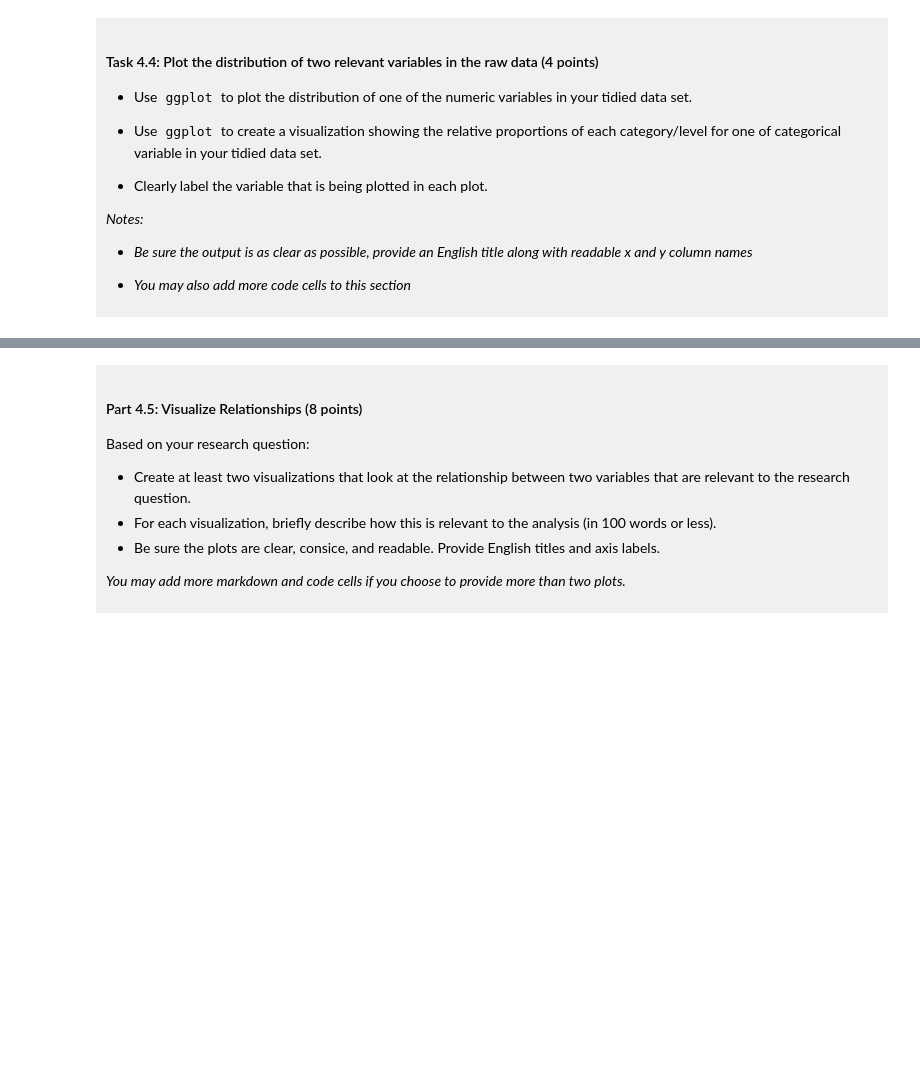
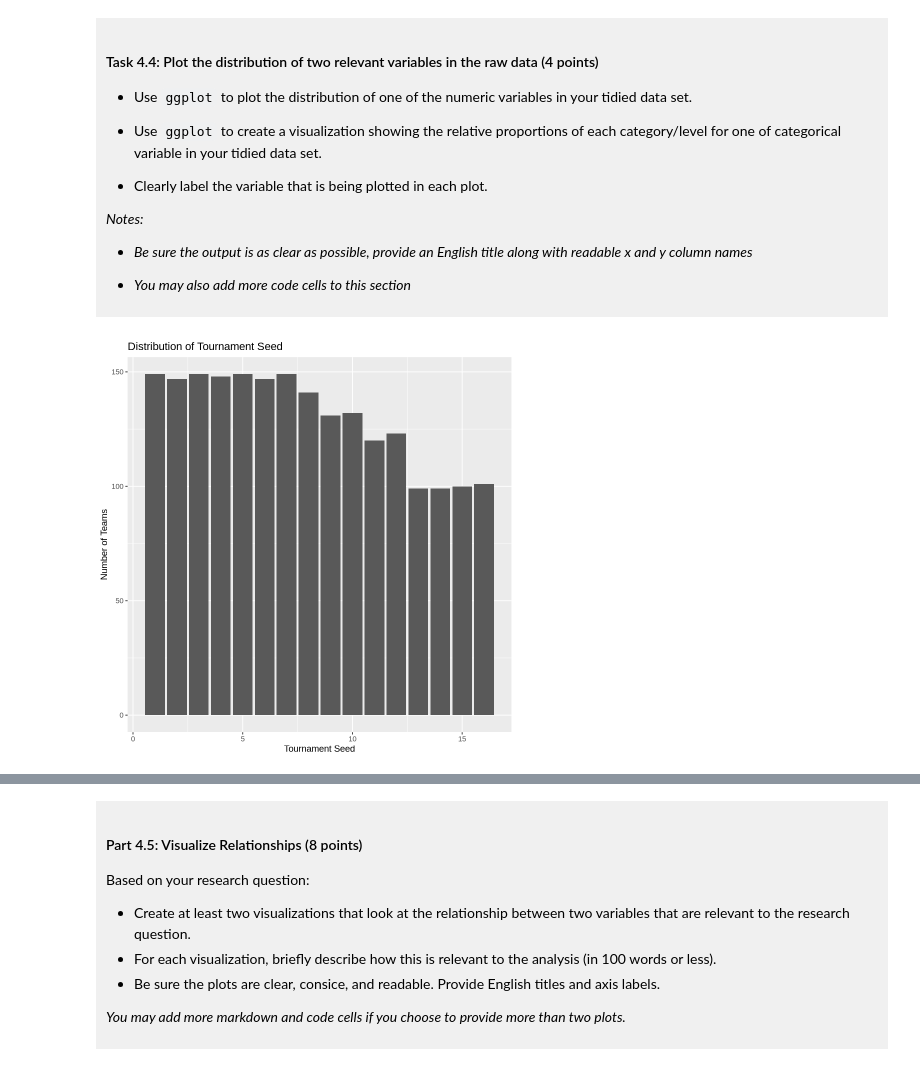
Before and after one commit to Daphne-Pard/dsci-100-project-daphne-pard, a Jupyter notebook: dsci-100-project-notebook.ipynb, the cells around one changed output, grey strips where cells are left out. Drawn from its saved outputs; the diff is of its cells as text; code cells hidden in the pictures; blank space fills up the shorter version.

```diff
--- a/dsci-100-project-notebook.ipynb
+++ b/dsci-100-project-notebook.ipynb
@@ -308,5 +345,9 @@ You will refine your research question (if needed) and produce a tidy data set.
 
 </div>
 # %%
-### EDIT THIS CODE CELL FOR PLOT 1 ###
+ggplot(bball_tidy, aes(x = seed)) +
+    geom_bar() +
+    labs(title = "Distribution of Tournament Seed", x = "Tournament Seed", y = "Number of Teams")
+# %% [output]
+[figure, added]
 # %%
```
Also changed, not shown: parts of 10 cells of this notebook.
